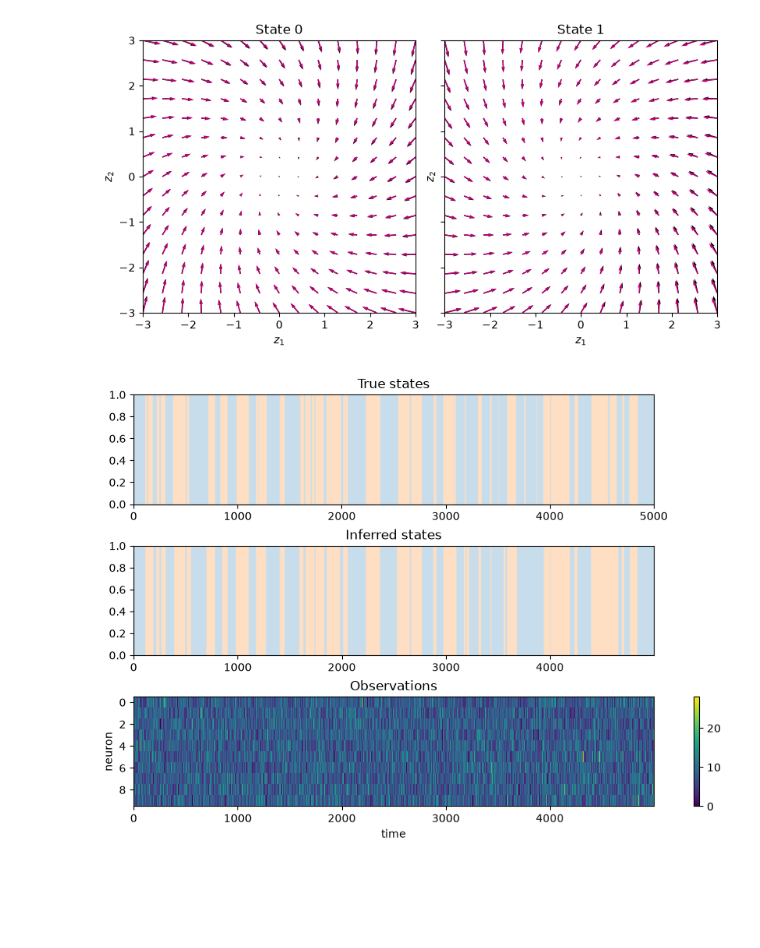
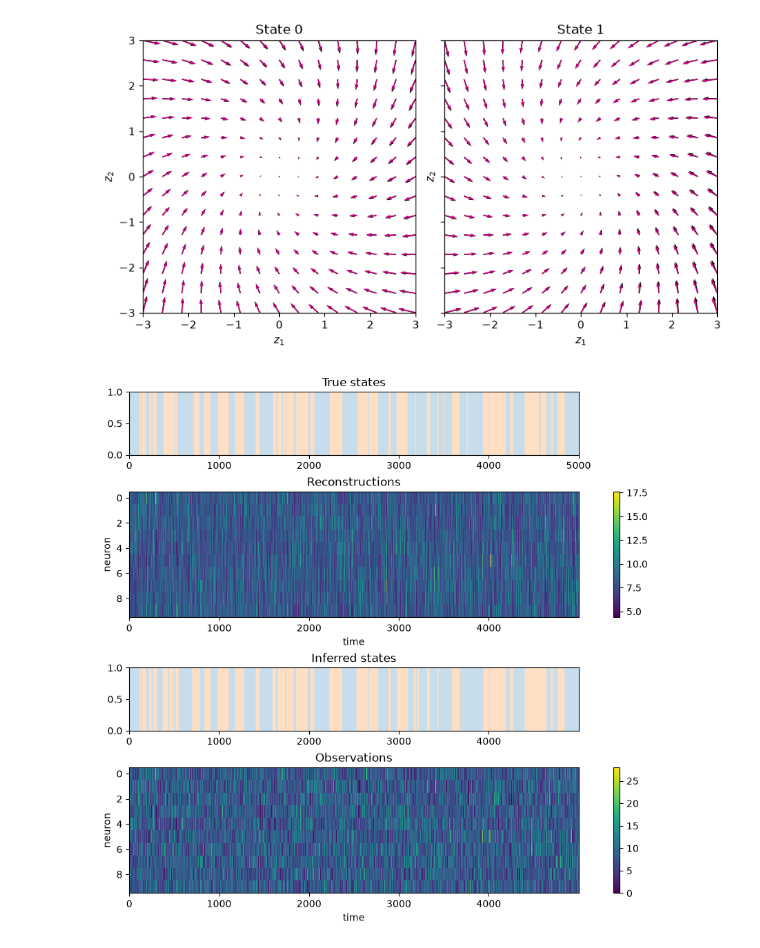
Before and after one commit to luis-rr/xxm, a Jupyter notebook: notebooks/arhmm_poisson.ipynb, the cells around one changed output. Saved outputs shown, nothing was run; the diff lists cells and outputs as text; code cells hidden in the pictures; blank space fills up the shorter version.

```diff
--- a/notebooks/arhmm_poisson.ipynb
+++ b/notebooks/arhmm_poisson.ipynb
@@ -446,6 +421,11 @@ plot_model_dynamics_comparison(true_model, matched_model)
 # %%
 posterior_learnt, _ = matched_model.infer(observations)
 # %%
-plot_inferred_states(observations, true_states, posterior_learnt)
+plot_inference_comparison(
+    true_states=true_states,
+    observations=observations,
+    inferred_states=matched_model.most_likely_states(posterior_learnt),
+    reconstructions=matched_model.observation_mean(observations, posterior_learnt),
+)
 # %% [output]
-[figure, old version]
+[figure, new version]
```
Also changed, not shown: parts of 6 cells of this notebook, 12 other files.
